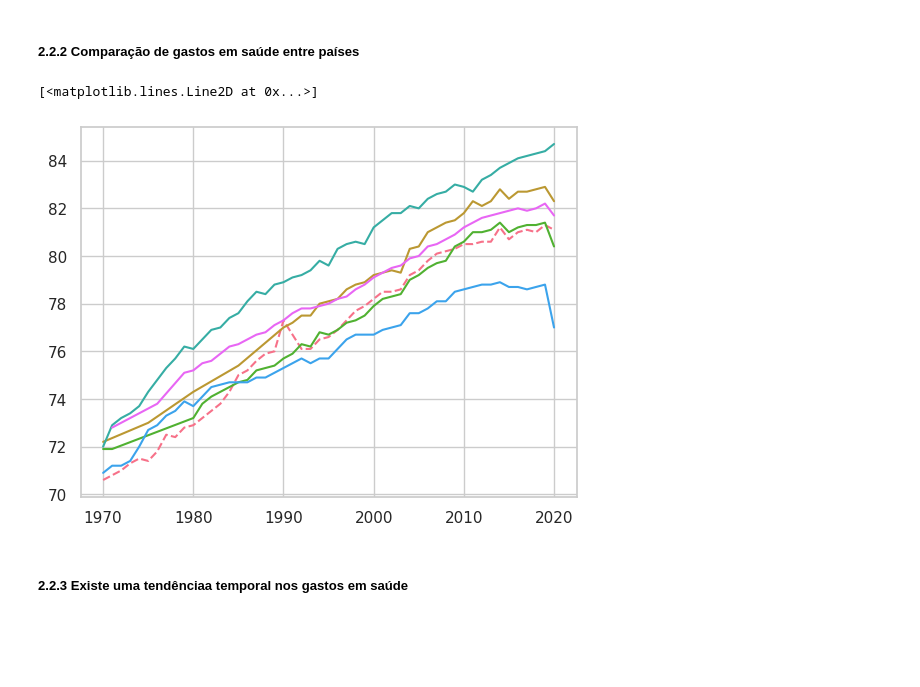
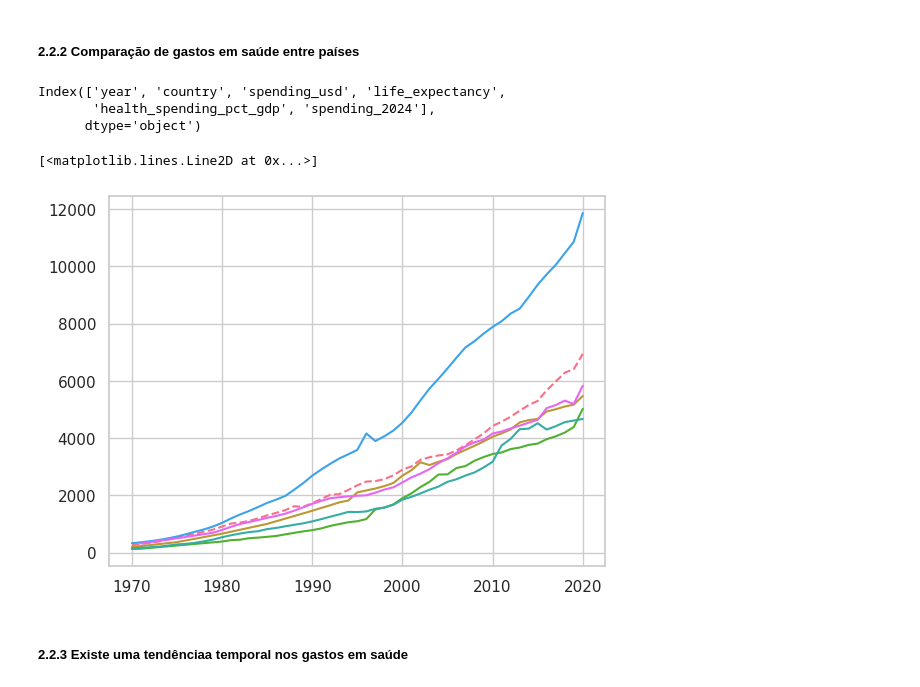
Before and after one commit to YagoCastro/avanti-bootcamp-cdd, a Jupyter notebook: notebooks/01-exploratory_data_analysis.ipynb, the cells around one changed output. Cells and saved outputs as stored; diff of their text form; code cells hidden in the pictures; blank space fills up the shorter version.

```diff
--- a/notebooks/01-exploratory_data_analysis.ipynb
+++ b/notebooks/01-exploratory_data_analysis.ipynb
@@ -370,22 +369,28 @@ plt.legend(title='Ano')
 # %% [markdown]
 ##### 2.2.2 Comparação de gastos em saúde entre países
+# %%
+df2.columns
+# %% [output]
+Index(['year', 'country', 'spending_usd', 'life_expectancy',
+       'health_spending_pct_gdp', 'spending_2024'],
+      dtype='object')
 # %%
 df2_germany  = df2[df2['country'] == 'Germany']
 df2_france   = df2[df2['country'] == 'France']
 df2_britain  = df2[df2['country'] == 'Great Britain']
 df2_japan    = df2[df2['country'] == 'Japan']
 df2_usa      = df2[df2['country'] == 'USA']
 df2_canada   = df2[df2['country'] == 'Canada']
 
-plt.plot(df2_germany['year'], df1_germany['life_expectancy'], '--' )
-plt.plot( df2_france['year'],  df1_france['life_expectancy'] )
-plt.plot(df2_britain['year'], df1_britain['life_expectancy'] )
-plt.plot(  df2_japan['year'],   df1_japan['life_expectancy'] )
-plt.plot(    df2_usa['year'],     df1_usa['life_expectancy'] )
-plt.plot( df2_canada['year'],  df1_canada['life_expectancy'] )
+plt.plot(df2_germany['year'], df2_germany['spending_usd'], '--' )
+plt.plot( df2_france['year'],  df2_france['spending_usd'] )
+plt.plot(df2_britain['year'], df2_britain['spending_usd'] )
+plt.plot(  df2_japan['year'],   df2_japan['spending_usd'] )
+plt.plot(    df2_usa['year'],     df2_usa['spending_usd'] )
+plt.plot( df2_canada['year'],  df2_canada['spending_usd'] )
 # %% [output]
 [<matplotlib.lines.Line2D at 0x...>]
-[figure, old version]
+[figure, new version]
 # %% [markdown]
 ##### 2.2.3 Existe uma tendênciaa temporal nos gastos em saúde
 # %% [markdown]
```
Also changed, not shown: parts of 5 cells of this notebook.
